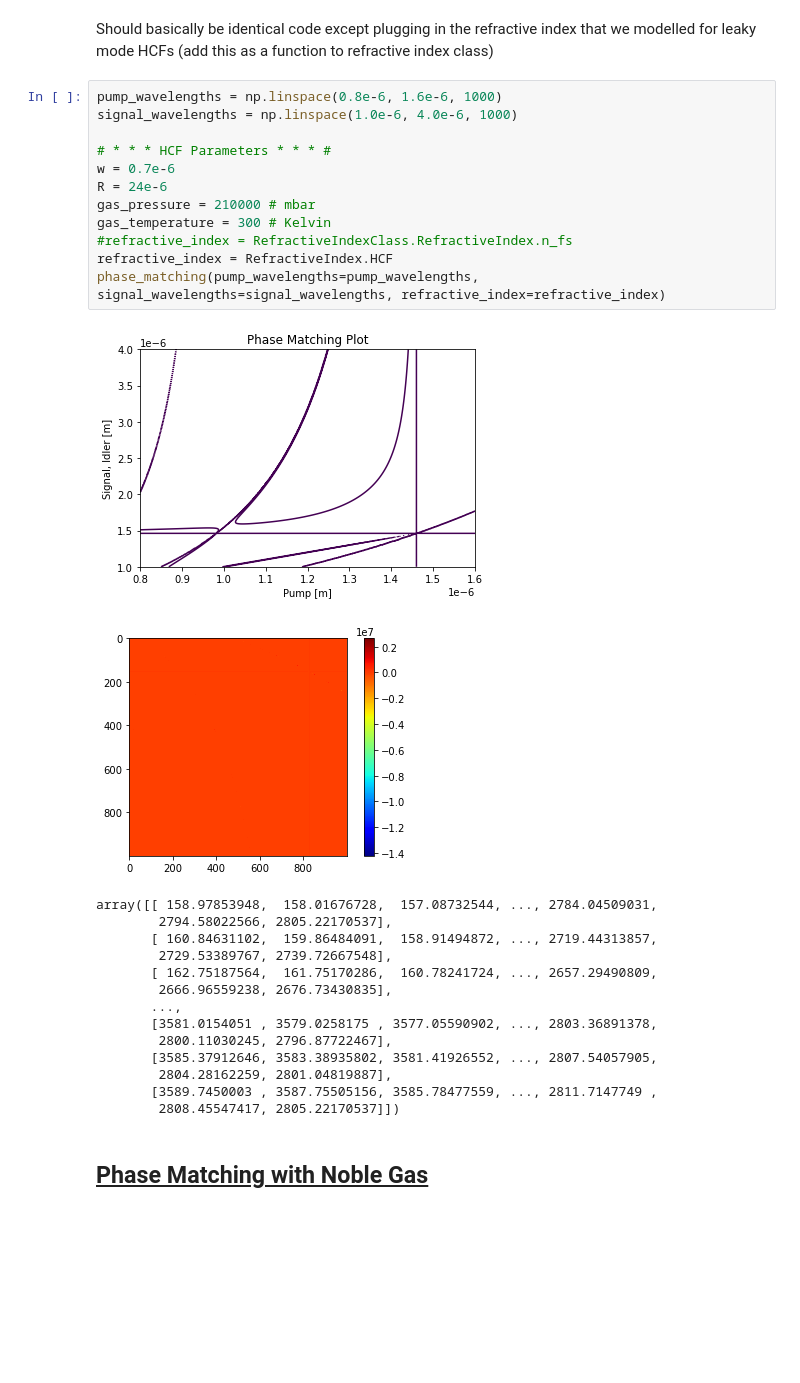
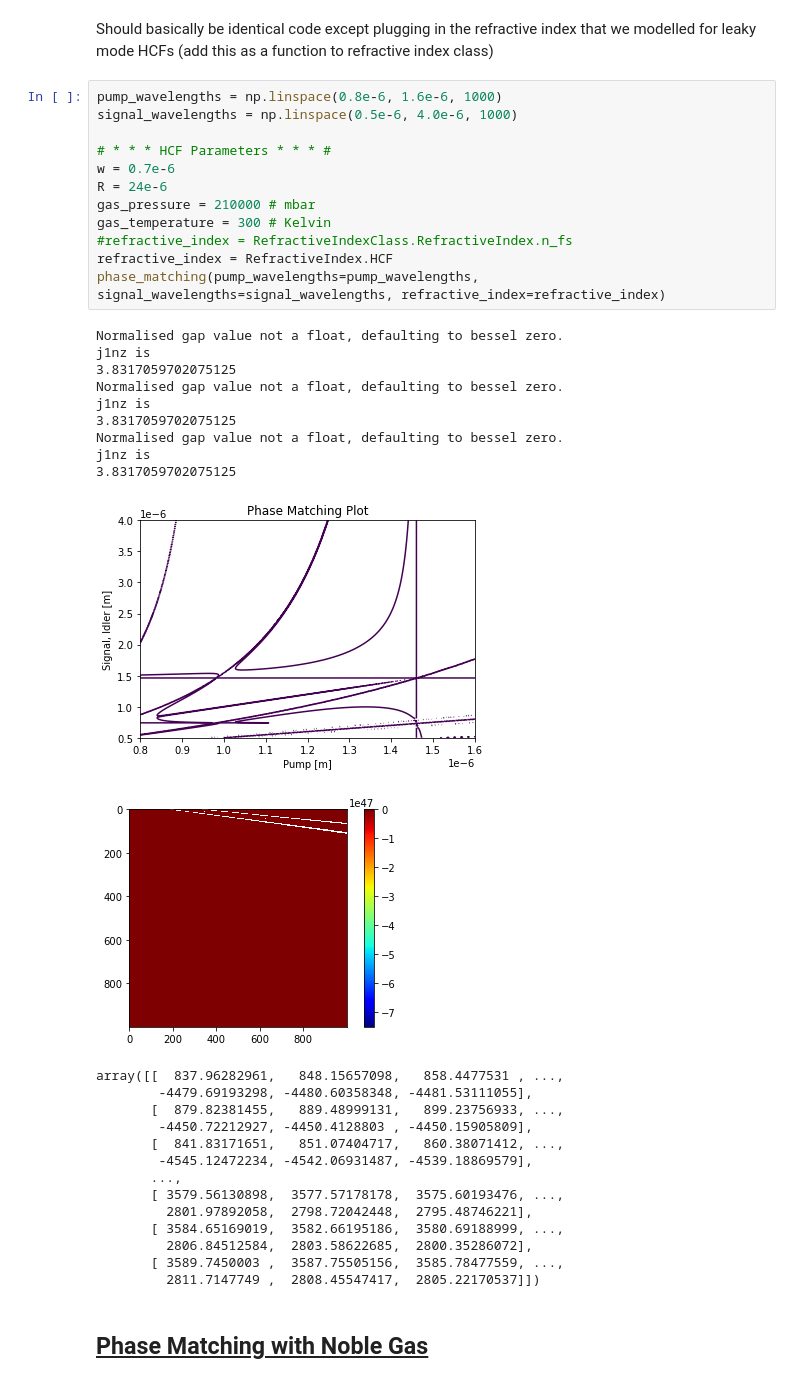
Before and after one commit to jmorse2020/FYP_Simulations, a Jupyter notebook: fwm_simulation.ipynb, the cells around one changed output. Cells and saved outputs as stored; diff of their text form; blank space fills up the shorter version.

```diff
--- a/fwm_simulation.ipynb
+++ b/fwm_simulation.ipynb
@@ -257,32 +257,41 @@ array([[ -4451.50536797,  -4439.7673529 ,  -4427.8852916 , ...,
 Should basically be identical code except plugging in the refractive index that we modelled for leaky mode HCFs (add this as a function to refractive index class)
 # %%
 pump_wavelengths = np.linspace(0.8e-6, 1.6e-6, 1000)
-signal_wavelengths = np.linspace(1.0e-6, 4.0e-6, 1000)
+signal_wavelengths = np.linspace(0.5e-6, 4.0e-6, 1000)
 
 # * * * HCF Parameters * * * #
 w = 0.7e-6
 R = 24e-6
 gas_pressure = 210000 # mbar
 gas_temperature = 300 # Kelvin
 #refractive_index = RefractiveIndexClass.RefractiveIndex.n_fs
 refractive_index = RefractiveIndex.HCF
 phase_matching(pump_wavelengths=pump_wavelengths, signal_wavelengths=signal_wavelengths, refractive_index=refractive_index)
 # %% [output]
+Normalised gap value not a float, defaulting to bessel zero.
+j1nz is
+3.8317059702075125
+Normalised gap value not a float, defaulting to bessel zero.
+j1nz is
+3.8317059702075125
+Normalised gap value not a float, defaulting to bessel zero.
+j1nz is
+3.8317059702075125
-[figure, old version]
+[figure, new version]
-[figure, old version]
+[figure, new version]
-array([[ 158.97853948,  158.01676728,  157.08732544, ..., 2784.04509031,
-        2794.58022566, 2805.22170537],
-       [ 160.84631102,  159.86484091,  158.91494872, ..., 2719.44313857,
-        2729.53389767, 2739.72667548],
-       [ 162.75187564,  161.75170286,  160.78241724, ..., 2657.29490809,
-        2666.96559238, 2676.73430835],
-       ...,
-       [3581.0154051 , 3579.0258175 , 3577.05590902, ..., 2803.36891378,
-        2800.11030245, 2796.87722467],
-       [3585.37912646, 3583.38935802, 3581.41926552, ..., 2807.54057905,
-        2804.28162259, 2801.04819887],
-       [3589.7450003 , 3587.75505156, 3585.78477559, ..., 2811.7147749 ,
-        2808.45547417, 2805.22170537]])
+array([[  837.96282961,   848.15657098,   858.4477531 , ...,
+        -4479.69193298, -4480.60358348, -4481.53111055],
+       [  879.82381455,   889.48999131,   899.23756933, ...,
+        -4450.72212927, -4450.4128803 , -4450.15905809],
+       [  841.83171651,   851.07404717,   860.38071412, ...,
+        -4545.12472234, -4542.06931487, -4539.18869579],
+       ...,
+       [ 3579.56130898,  3577.57178178,  3575.60193476, ...,
+         2801.97892058,  2798.72042448,  2795.48746221],
+       [ 3584.65169019,  3582.66195186,  3580.69188999, ...,
+         2806.84512584,  2803.58622685,  2800.35286072],
+       [ 3589.7450003 ,  3587.75505156,  3585.78477559, ...,
+         2811.7147749 ,  2808.45547417,  2805.22170537]])
 # %% [markdown]
 ## <u> Phase Matching with Noble Gas </u>
 # %%
```
Also changed, not shown: parts of 9 cells of this notebook, 2 other files.
